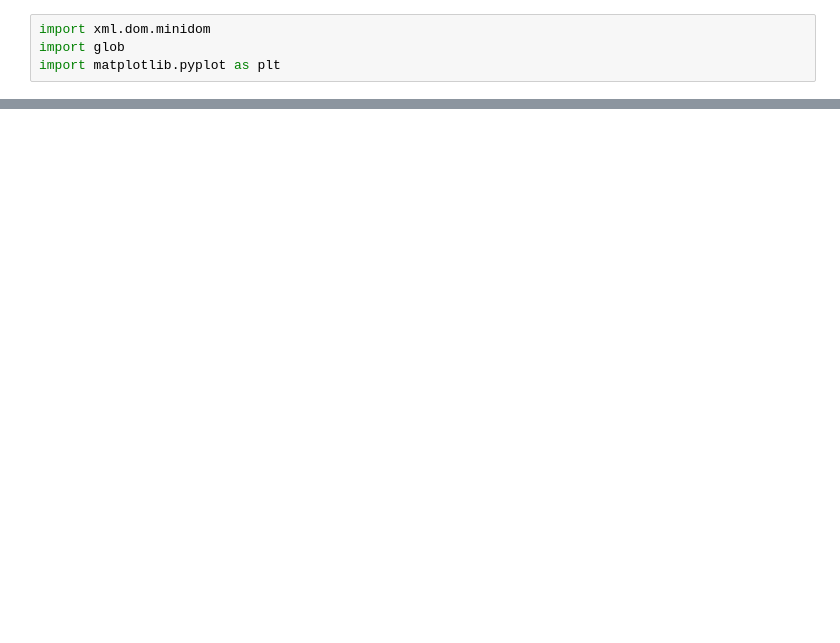
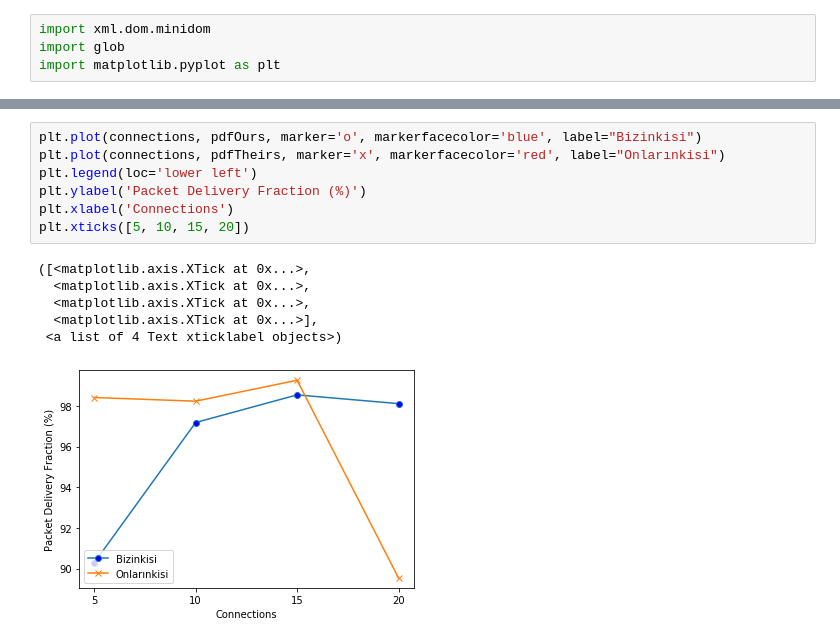
Before and after one commit to ozgurozkaya/VanetRC, a Jupyter notebook: Calculations.ipynb, the cells around one changed output, grey strips where cells are left out. Saved outputs shown, nothing was run; the diff lists cells and outputs as text; blank space fills up the shorter version.

```diff
--- a/Calculations.ipynb
+++ b/Calculations.ipynb
@@ -24 +27,15 @@ RXbitrate = [1854.21, 3466.81, 4817.79,  6255.12]
+# %%
+plt.plot(connections, pdfOurs, marker='o', markerfacecolor='blue', label="Bizinkisi")
+plt.plot(connections, pdfTheirs, marker='x', markerfacecolor='red', label="Onlarınkisi")
+plt.legend(loc='lower left')
+plt.ylabel('Packet Delivery Fraction (%)')
+plt.xlabel('Connections')
+plt.xticks([5, 10, 15, 20])
+# %% [output]
+([<matplotlib.axis.XTick at 0x...>,
+  <matplotlib.axis.XTick at 0x...>,
+  <matplotlib.axis.XTick at 0x...>,
+  <matplotlib.axis.XTick at 0x...>],
+ <a list of 4 Text xticklabel objects>)
+[figure, added]
 # %%
```
Also changed, not shown: parts of 6 cells of this notebook, 1 other file.
